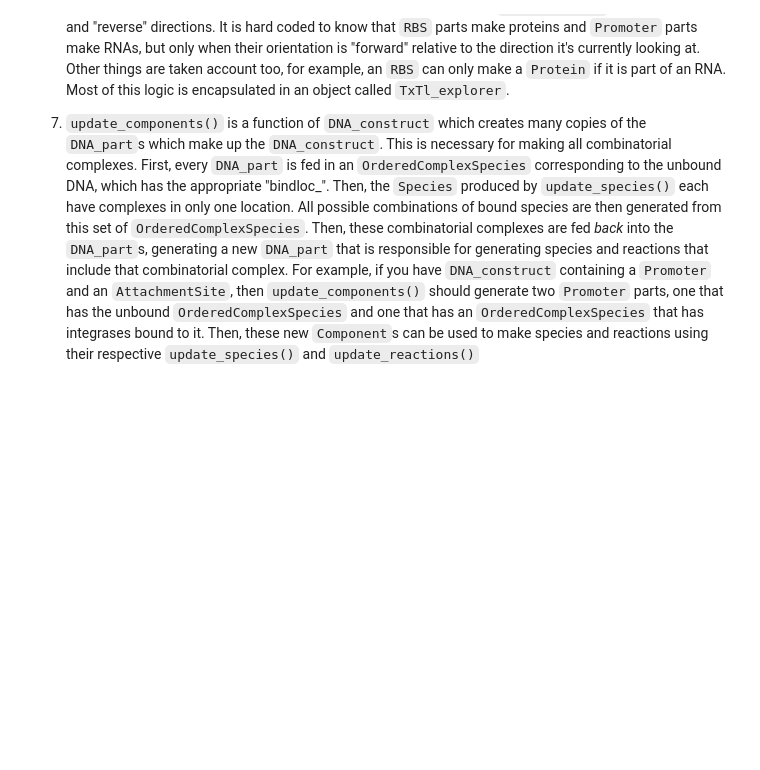
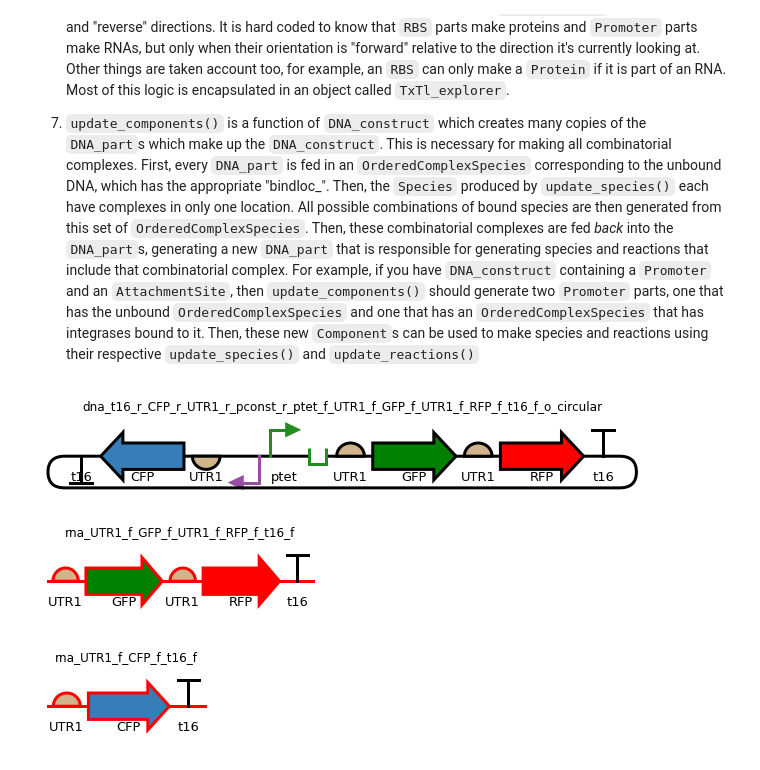
Before and after one commit to BuildACell/bioCRNpyler, a Jupyter notebook: examples/DNA_construct Examples.ipynb, the cells around one changed output. Drawn from its saved outputs; the diff is of its cells as text; code cells hidden in the pictures; blank space fills up the shorter version.

```diff
--- a/examples/DNA_construct Examples.ipynb
+++ b/examples/DNA_construct Examples.ipynb
@@ -340,3 +315,25 @@ Several key additions had to be made to biocrnpyler to make this possible.
 5. `explore_txtl()` is a function of `DNA_construct` which figures out the RNA and Proteins that a DNA produces. It works basically by going along a DNA part by part, remembering which parts came before, and taking into account the directions of parts. In general it will traverse a `DNA_construct` in the "forward" and "reverse" directions. It is hard coded to know that `RBS` parts make proteins and `Promoter` parts make RNAs, but only when their orientation is "forward" relative to the direction it's currently looking at. Other things are taken account too, for example, an `RBS` can only make a `Protein` if it is part of an RNA. Most of this logic is encapsulated in an object called `TxTl_explorer`.
 
 6. `update_components()` is a function of `DNA_construct` which creates many copies of the `DNA_part`s which make up the `DNA_construct`. This is necessary for making all combinatorial complexes. First, every `DNA_part` is fed in an `OrderedComplexSpecies` corresponding to the unbound DNA, which has the appropriate "bindloc_". Then, the `Species` produced by `update_species()` each have complexes in only one location. All possible combinations of bound species are then generated from this set of `OrderedComplexSpecies`. Then, these combinatorial complexes are fed _back_ into the `DNA_part`s, generating a new `DNA_part` that is responsible for generating species and reactions that include that combinatorial complex. For example, if you have  `DNA_construct` containing a `Promoter` and an `AttachmentSite`, then `update_components()` should generate two `Promoter` parts, one that has the unbound `OrderedComplexSpecies` and one that has an `OrderedComplexSpecies` that has integrases bound to it. Then, these new `Component`s can be used to make species and reactions using their respective `update_species()` and `update_reactions()`
+# %%
+#Another complex DNA_construct example, where both DNA and RNA can be bound combinatorially
+ptet.color="forestgreen"
+utr1.color = "tan"
+t16.color="black"
+gfp.color="green"
+rfp.color="red"
+polycis_construct = DNA_construct([[t16,"reverse"],[cfp,"reverse"],[utr1,"reverse"],[pconst,"reverse"],[ptet,"forward"],[utr1,"forward"],[gfp,"forward"],[utr1,"forward"],[rfp,"forward"],[t16,"forward"]],circular=True)
+if(dpl_enabled):
+    plotConstruct(polycis_construct,debug=False,plot_rnas=True,showlabels=[RegulatedPromoter,RBS,CDS,Terminator])
+
+
+#some very basic parameters are defined
+parameters={"cooperativity":2,"kb":100, "ku":10, "ktx":.05, "ktl":.2, "kdeg":2,"kint":.05,"kdil":.5}
+
+components = [polycis_construct]
+myMixture = TxTlDilutionMixture(name = "txtl", parameters = parameters, components = components)
+myCRN = myMixture.compile_crn()
+# %% [output]
+[figure, added]
+[figure, added]
+[figure, added]
```
Also changed, not shown: parts of 11 cells of this notebook, 1 other file.
